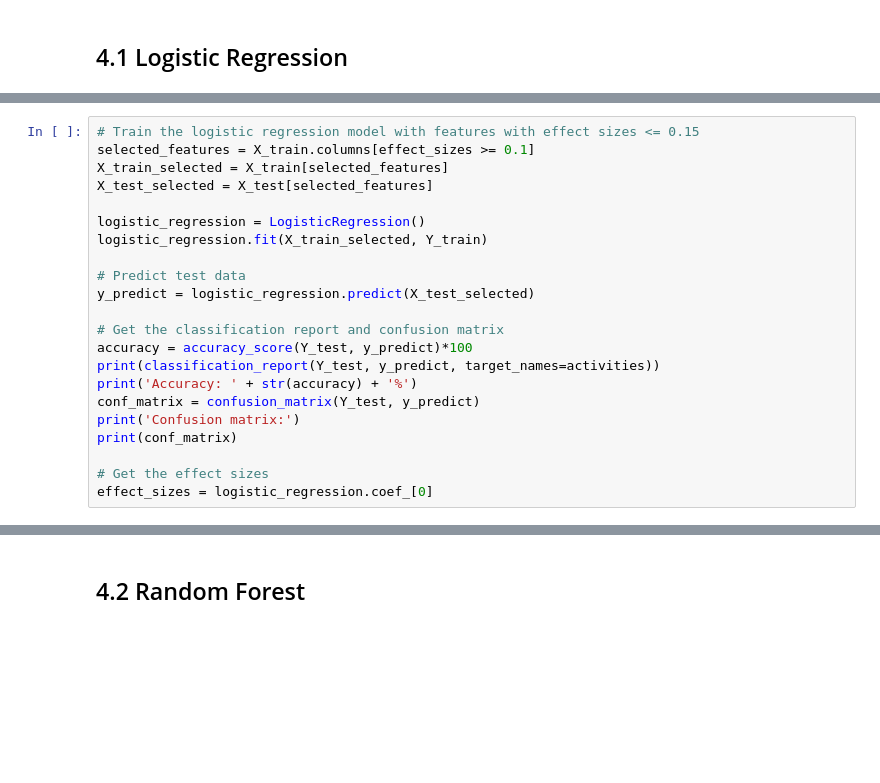
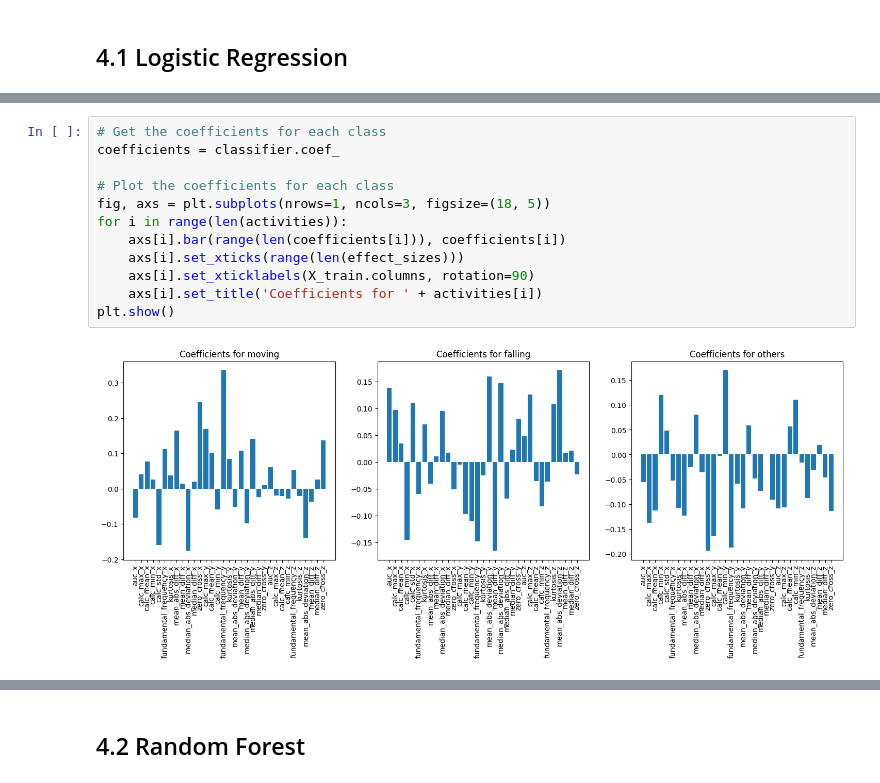
Before and after one commit to SmearyTundra/slhd-challenge, a Jupyter notebook: notebooks/challenge-1-project copy.ipynb, the cells around one changed output, grey strips where cells are left out. Drawn from its saved outputs; the diff is of its cells as text; blank space fills up the shorter version.

```diff
--- a/notebooks/challenge-1-project copy.ipynb
+++ b/notebooks/challenge-1-project copy.ipynb
@@ -556,22 +539,0 @@ plt.show()
-# %%
-# Train the logistic regression model with features with effect sizes <= 0.15
-selected_features = X_train.columns[effect_sizes >= 0.1]
-X_train_selected = X_train[selected_features]
-X_test_selected = X_test[selected_features]
-
-logistic_regression = LogisticRegression()
-logistic_regression.fit(X_train_selected, Y_train)
-
-# Predict test data
-y_predict = logistic_regression.predict(X_test_selected)
-
-# Get the classification report and confusion matrix
-accuracy = accuracy_score(Y_test, y_predict)*100
-print(classification_report(Y_test, y_predict, target_names=activities))
-print('Accuracy: ' + str(accuracy) + '%')
-conf_matrix = confusion_matrix(Y_test, y_predict)
-print('Confusion matrix:')
-print(conf_matrix)
-
-# Get the effect sizes
-effect_sizes = logistic_regression.coef_[0]
@@ -622,0 +540,14 @@ AttributeError: 'AxesSubplot' object has no attribute 'set_xtickvalues'
+# %%
+# Get the coefficients for each class
+coefficients = classifier.coef_
+
+# Plot the coefficients for each class
+fig, axs = plt.subplots(nrows=1, ncols=3, figsize=(18, 5))
+for i in range(len(activities)):
+    axs[i].bar(range(len(coefficients[i])), coefficients[i])
+    axs[i].set_xticks(range(len(effect_sizes)))
+    axs[i].set_xticklabels(X_train.columns, rotation=90)
+    axs[i].set_title('Coefficients for ' + activities[i])
+plt.show()
+# %% [output]
+[figure, added]
```
Also changed, not shown: parts of 21 cells of this notebook.
